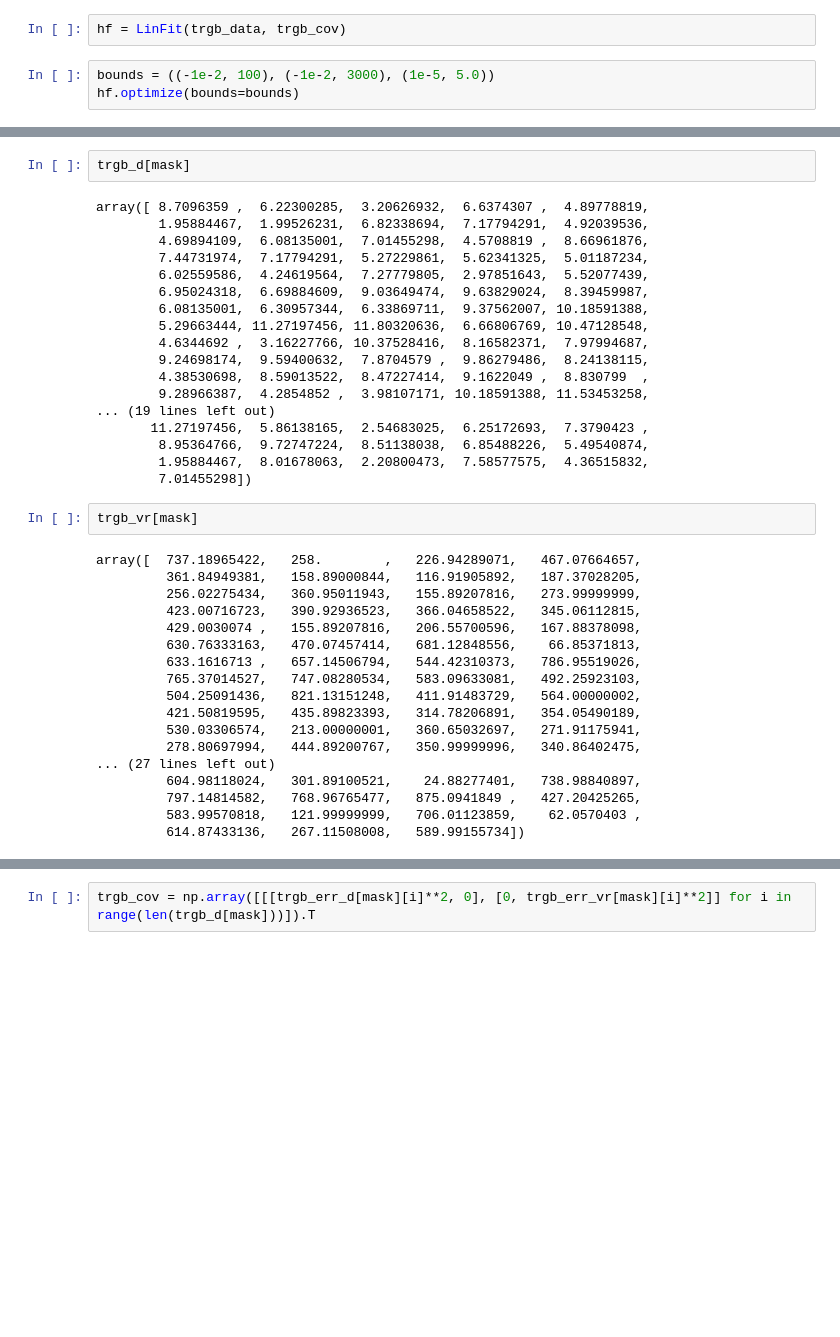
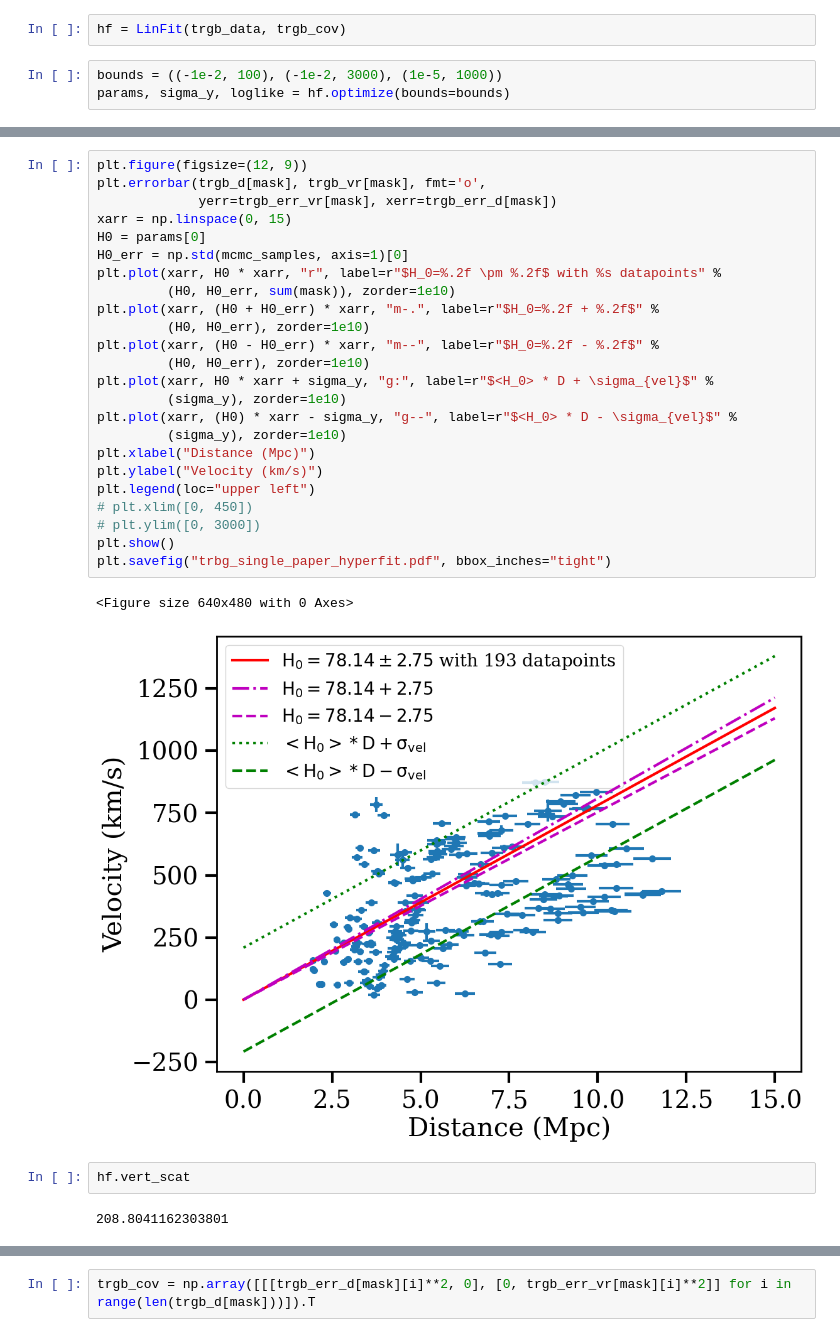
Before and after one commit to Brookluo/hubble_constant, a Jupyter notebook: h0_trgb_hyperfit.ipynb, the cells around one changed output, grey strips where cells are left out. Cells and saved outputs as stored; diff of their text form; blank space fills up the shorter version.

```diff
--- a/h0_trgb_hyperfit.ipynb
+++ b/h0_trgb_hyperfit.ipynb
@@ -174,5 +181,5 @@ for i, (x, y, ex, ey) in enumerate(zip(trgb_d[mask], trgb_vr[mask], trgb_err_d[m
 # %%
 hf = LinFit(trgb_data, trgb_cov)
 # %%
-bounds = ((-1e-2, 100), (-1e-2, 3000), (1e-5, 5.0))
-hf.optimize(bounds=bounds)
+bounds = ((-1e-2, 100), (-1e-2, 3000), (1e-5, 1000))
+params, sigma_y, loglike = hf.optimize(bounds=bounds)
@@ -209,43 +216,34 @@ Integrated ACT/Min Convergence Iterations:  [57.87272906 58.00816572 45.03599006
-# %%
-trgb_d[mask]
-# %% [output]
-array([ 8.7096359 ,  6.22300285,  3.20626932,  6.6374307 ,  4.89778819,
-        1.95884467,  1.99526231,  6.82338694,  7.17794291,  4.92039536,
-        4.69894109,  6.08135001,  7.01455298,  4.5708819 ,  8.66961876,
-        7.44731974,  7.17794291,  5.27229861,  5.62341325,  5.01187234,
-        6.02559586,  4.24619564,  7.27779805,  2.97851643,  5.52077439,
-        6.95024318,  6.69884609,  9.03649474,  9.63829024,  8.39459987,
-        6.08135001,  6.30957344,  6.33869711,  9.37562007, 10.18591388,
-        5.29663444, 11.27197456, 11.80320636,  6.66806769, 10.47128548,
-        4.6344692 ,  3.16227766, 10.37528416,  8.16582371,  7.97994687,
-        9.24698174,  9.59400632,  7.8704579 ,  9.86279486,  8.24138115,
-        4.38530698,  8.59013522,  8.47227414,  9.1622049 ,  8.830799  ,
-        9.28966387,  4.2854852 ,  3.98107171, 10.18591388, 11.53453258,
-... (19 lines left out)
-       11.27197456,  5.86138165,  2.54683025,  6.25172693,  7.3790423 ,
-        8.95364766,  9.72747224,  8.51138038,  6.85488226,  5.49540874,
-        1.95884467,  8.01678063,  2.20800473,  7.58577575,  4.36515832,
-        7.01455298])
-# %%
-trgb_vr[mask]
-# %% [output]
-array([  737.18965422,   258.        ,   226.94289071,   467.07664657,
-         361.84949381,   158.89000844,   116.91905892,   187.37028205,
-         256.02275434,   360.95011943,   155.89207816,   273.99999999,
-         423.00716723,   390.92936523,   366.04658522,   345.06112815,
-         429.0030074 ,   155.89207816,   206.55700596,   167.88378098,
-         630.76333163,   470.07457414,   681.12848556,    66.85371813,
-         633.1616713 ,   657.14506794,   544.42310373,   786.95519026,
-         765.37014527,   747.08280534,   583.09633081,   492.25923103,
-         504.25091436,   821.13151248,   411.91483729,   564.00000002,
-         421.50819595,   435.89823393,   314.78206891,   354.05490189,
-         530.03306574,   213.00000001,   360.65032697,   271.91175941,
-         278.80697994,   444.89200767,   350.99999996,   340.86402475,
-... (27 lines left out)
-         604.98118024,   301.89100521,    24.88277401,   738.98840897,
-         797.14814582,   768.96765477,   875.0941849 ,   427.20425265,
-         583.99570818,   121.99999999,   706.01123859,    62.0570403 ,
-         614.87433136,   267.11508008,   589.99155734])
+# %%
+plt.figure(figsize=(12, 9))
+plt.errorbar(trgb_d[mask], trgb_vr[mask], fmt='o',
+             yerr=trgb_err_vr[mask], xerr=trgb_err_d[mask])
+xarr = np.linspace(0, 15)
+H0 = params[0]
+H0_err = np.std(mcmc_samples, axis=1)[0]
+plt.plot(xarr, H0 * xarr, "r", label=r"$H_0=%.2f \pm %.2f$ with %s datapoints" %
+         (H0, H0_err, sum(mask)), zorder=1e10)
+plt.plot(xarr, (H0 + H0_err) * xarr, "m-.", label=r"$H_0=%.2f + %.2f$" %
+         (H0, H0_err), zorder=1e10)
+plt.plot(xarr, (H0 - H0_err) * xarr, "m--", label=r"$H_0=%.2f - %.2f$" %
+         (H0, H0_err), zorder=1e10)
+plt.plot(xarr, H0 * xarr + sigma_y, "g:", label=r"$<H_0> * D + \sigma_{vel}$" %
+         (sigma_y), zorder=1e10)
+plt.plot(xarr, (H0) * xarr - sigma_y, "g--", label=r"$<H_0> * D - \sigma_{vel}$" %
+         (sigma_y), zorder=1e10)
+plt.xlabel("Distance (Mpc)")
+plt.ylabel("Velocity (km/s)")
+plt.legend(loc="upper left")
+# plt.xlim([0, 450])
+# plt.ylim([0, 3000])
+plt.show()
+plt.savefig("trbg_single_paper_hyperfit.pdf", bbox_inches="tight")
+# %% [output]
+<Figure size 640x480 with 0 Axes>
+[figure, added]
+# %%
+hf.vert_scat
+# %% [output]
+208.8041162303801
 # %%
 trgb_data.shape
 # %% [output]
```
Also changed, not shown: parts of 6 cells of this notebook, 3 other files.
